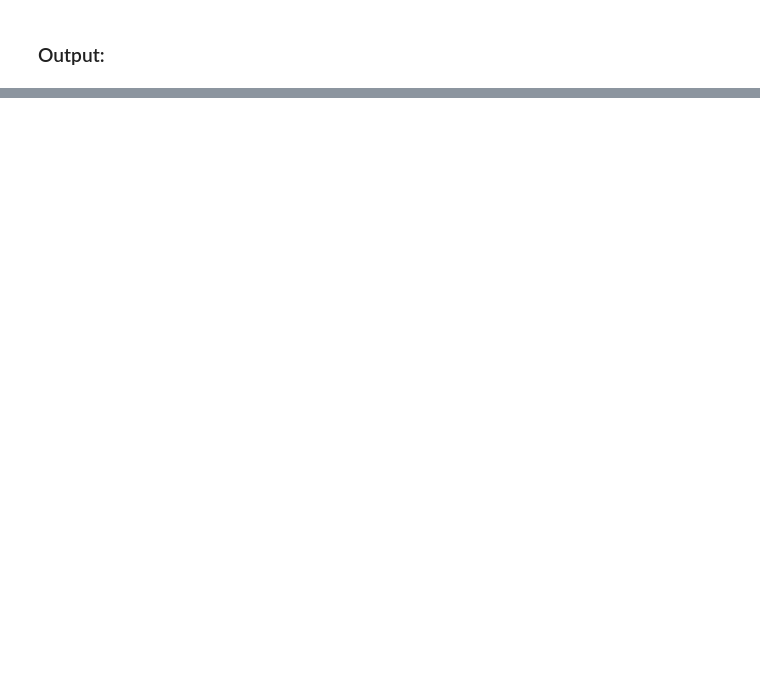
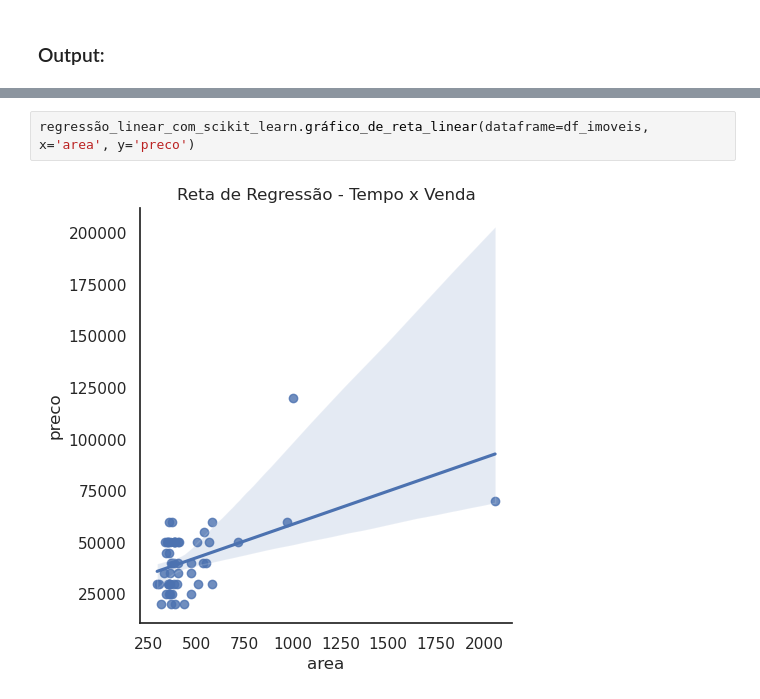
Before and after one commit to SamuelBarbosaDev/DataExpert, a Jupyter notebook: core/core/slots/7/main.ipynb, the cells around one changed output, grey strips where cells are left out. Drawn from its saved outputs; the diff is of its cells as text; blank space fills up the shorter version.

```diff
--- a/core/core/slots/7/main.ipynb
+++ b/core/core/slots/7/main.ipynb
@@ -893,0 +1079,4 @@ if __name__ == '__main__':
+# %%
+regressão_linear_com_scikit_learn.gráfico_de_reta_linear(dataframe=df_imoveis, x='area', y='preco')
+# %% [output]
+[figure, added]
```
Also changed, not shown: parts of 46 cells of this notebook, 1 other file.
